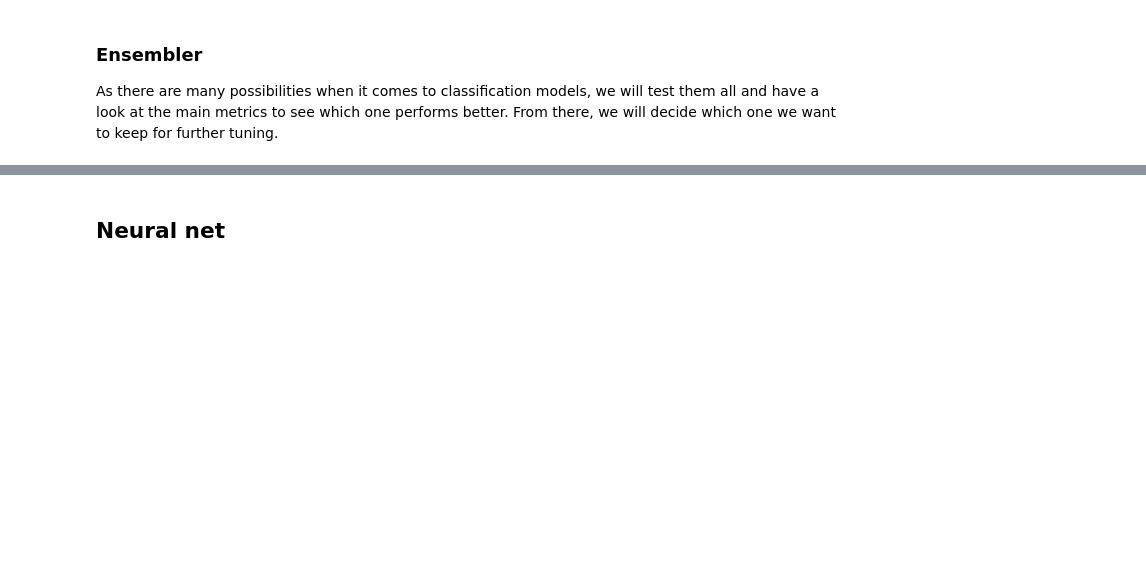
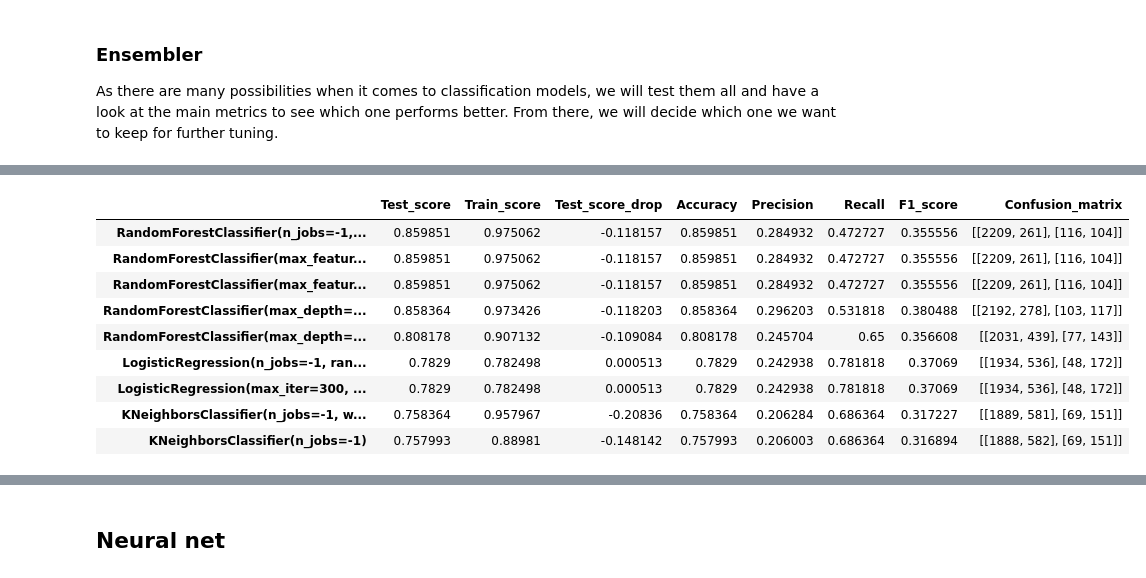
Before and after one commit to Jasc94/thebridge, a Jupyter notebook: 0_Project_ML/src/main.ipynb, the cells around one changed output, grey strips where cells are left out. Saved outputs shown, nothing was run; the diff lists cells and outputs as text; code cells hidden in the pictures; blank space fills up the shorter version.

```diff
--- a/0_Project_ML/src/main.ipynb
+++ b/0_Project_ML/src/main.ipynb
@@ -724,0 +426,30 @@ dtype: float64
+# %%
+# Now, let's try the same but scaling and balancing the data
+
+# Data
+dataset.model_data(split = .2, cv = 3, epochs = 1, scaler = True, balance = .8)
+
+# Seed
+seed = 42
+
+# We will use the same models, so no need to redefine them
+### Models comparison
+# Ensemble models
+ensembler2 = mo.model_ensembler(models)
+# Load data
+ensembler2.load_data(dataset.X_train, dataset.X_test, dataset.y_train, dataset.y_test, features_names, dataset.kfold)
+# Train them
+ensembler2.models_tester()
+# Let's see the performance
+ensembler2.metrics
+# %% [output]
+|  | Test_score | Train_score | Test_score_drop | Accuracy | Precision | Recall | F1_score | Confusion_matrix |
+| RandomForestClassifier(n_jobs=-1,... | 0.859851 | 0.975062 | -0.118157 | 0.859851 | 0.284932 | 0.472727 | 0.355556 | [[2209, 261], [116, 104]] |
+| RandomForestClassifier(max_featur... | 0.859851 | 0.975062 | -0.118157 | 0.859851 | 0.284932 | 0.472727 | 0.355556 | [[2209, 261], [116, 104]] |
+| RandomForestClassifier(max_featur... | 0.859851 | 0.975062 | -0.118157 | 0.859851 | 0.284932 | 0.472727 | 0.355556 | [[2209, 261], [116, 104]] |
+| RandomForestClassifier(max_depth=... | 0.858364 | 0.973426 | -0.118203 | 0.858364 | 0.296203 | 0.531818 | 0.380488 | [[2192, 278], [103, 117]] |
+| RandomForestClassifier(max_depth=... | 0.808178 | 0.907132 | -0.109084 | 0.808178 | 0.245704 | 0.65 | 0.356608 | [[2031, 439], [77, 143]] |
+| LogisticRegression(n_jobs=-1, ran... | 0.7829 | 0.782498 | 0.000513 | 0.7829 | 0.242938 | 0.781818 | 0.37069 | [[1934, 536], [48, 172]] |
+| LogisticRegression(max_iter=300, ... | 0.7829 | 0.782498 | 0.000513 | 0.7829 | 0.242938 | 0.781818 | 0.37069 | [[1934, 536], [48, 172]] |
+| KNeighborsClassifier(n_jobs=-1, w... | 0.758364 | 0.957967 | -0.20836 | 0.758364 | 0.206284 | 0.686364 | 0.317227 | [[1889, 581], [69, 151]] |
+| KNeighborsClassifier(n_jobs=-1) | 0.757993 | 0.88981 | -0.148142 | 0.757993 | 0.206003 | 0.686364 | 0.316894 | [[1888, 582], [69, 151]] |
```
Also changed, not shown: parts of 38 cells of this notebook, 28 other files.
